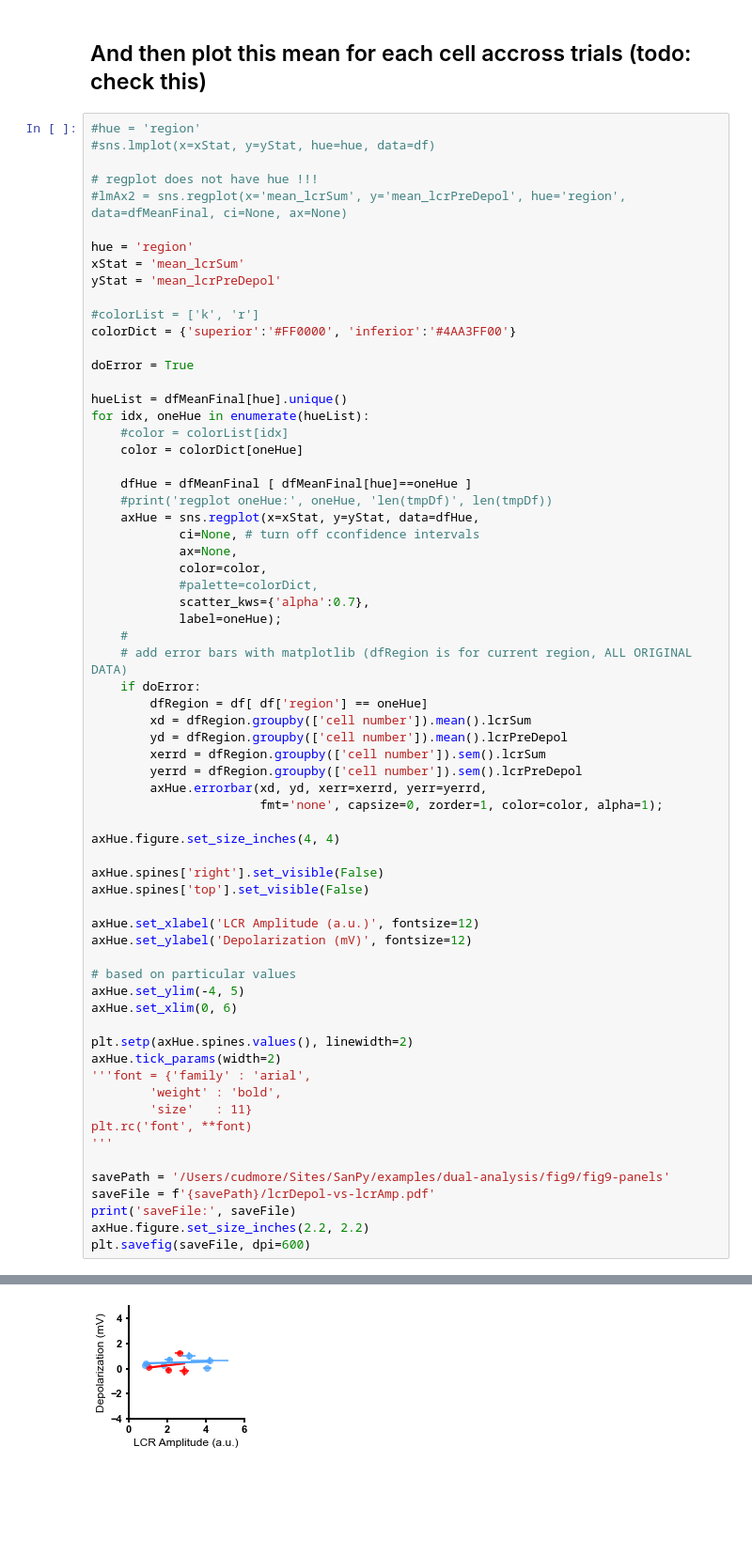
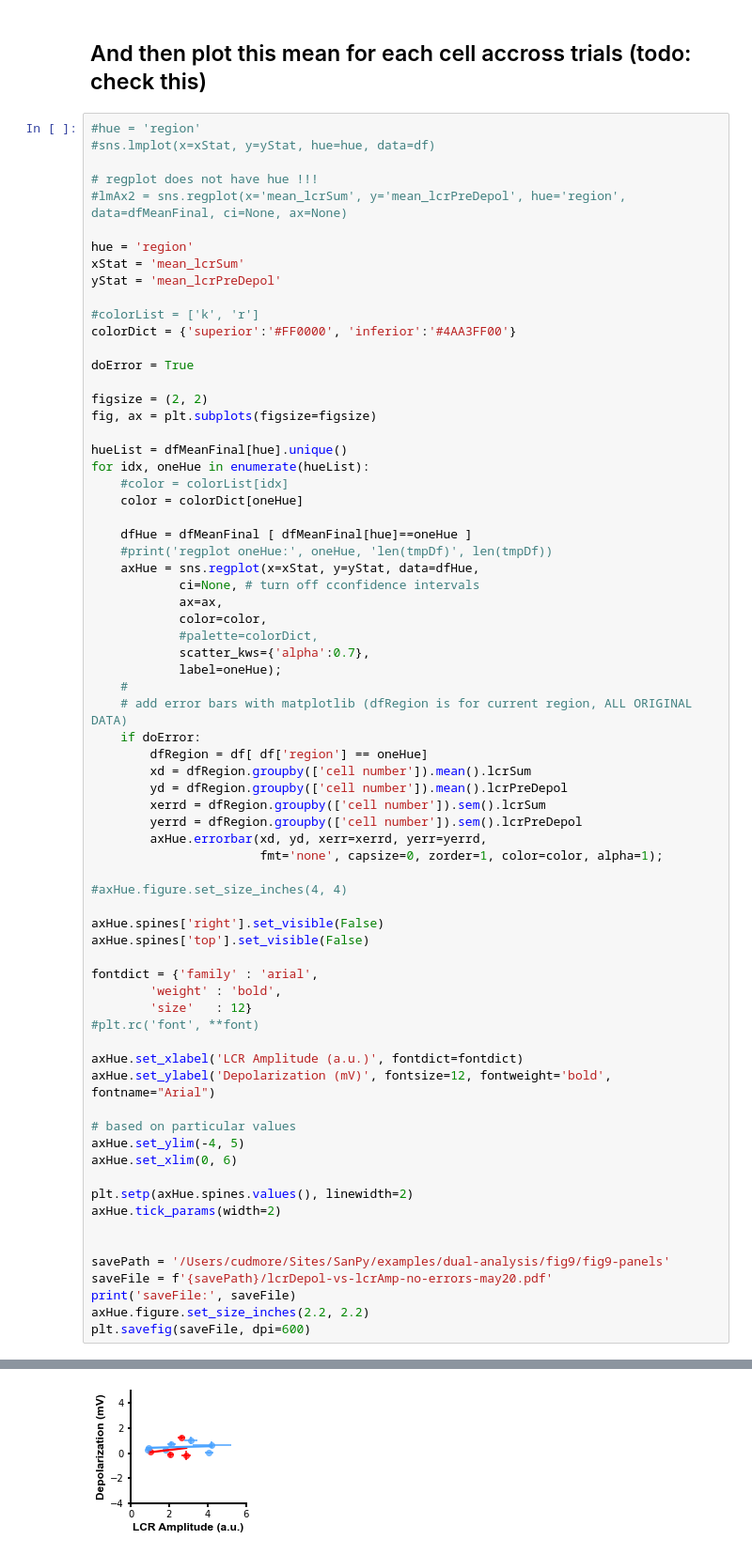
Before and after one commit to cudmore/SanPy, a Jupyter notebook: examples/dual-analysis/lcrPicker.ipynb, the cells around one changed output, grey strips where cells are left out. Shown at 94% size. Drawn from its saved outputs; the diff is of its cells as text; blank space fills up the shorter version.

```diff
--- a/examples/dual-analysis/lcrPicker.ipynb
+++ b/examples/dual-analysis/lcrPicker.ipynb
@@ -357,6 +357,9 @@ colorDict = {'superior':'#FF0000', 'inferior':'#4AA3FF00'}
 
 doError = True
 
+figsize = (2, 2)
+fig, ax = plt.subplots(figsize=figsize)
+
 hueList = dfMeanFinal[hue].unique()
 for idx, oneHue in enumerate(hueList):
     #color = colorList[idx]
@@ -366,7 +369,7 @@ for idx, oneHue in enumerate(hueList):
     #print('regplot oneHue:', oneHue, 'len(tmpDf)', len(tmpDf))
     axHue = sns.regplot(x=xStat, y=yStat, data=dfHue,
             ci=None, # turn off cconfidence intervals
-            ax=None,
+            ax=ax,
             color=color,
             #palette=colorDict,
             scatter_kws={'alpha':0.7},
@@ -382,13 +385,18 @@ for idx, oneHue in enumerate(hueList):
         axHue.errorbar(xd, yd, xerr=xerrd, yerr=yerrd,
                        fmt='none', capsize=0, zorder=1, color=color, alpha=1);
 
-axHue.figure.set_size_inches(4, 4)
+#axHue.figure.set_size_inches(4, 4)
 
 axHue.spines['right'].set_visible(False)
 axHue.spines['top'].set_visible(False)
 
-axHue.set_xlabel('LCR Amplitude (a.u.)', fontsize=12)
-axHue.set_ylabel('Depolarization (mV)', fontsize=12)
+fontdict = {'family' : 'arial',
+        'weight' : 'bold',
+        'size'   : 12}
+#plt.rc('font', **font)
+
+axHue.set_xlabel('LCR Amplitude (a.u.)', fontdict=fontdict)
+axHue.set_ylabel('Depolarization (mV)', fontsize=12, fontweight='bold', fontname="Arial")
 
 # based on particular values
 axHue.set_ylim(-4, 5)
@@ -396,14 +404,10 @@ axHue.set_xlim(0, 6)
 
 plt.setp(axHue.spines.values(), linewidth=2)
 axHue.tick_params(width=2)
-'''font = {'family' : 'arial',
-        'weight' : 'bold',
-        'size'   : 11}
-plt.rc('font', **font)
-'''
+
 
 savePath = '/Users/cudmore/Sites/SanPy/examples/dual-analysis/fig9/fig9-panels'
-saveFile = f'{savePath}/lcrDepol-vs-lcrAmp.pdf'
+saveFile = f'{savePath}/lcrDepol-vs-lcrAmp-no-errors-may20.pdf'
 print('saveFile:', saveFile)
 axHue.figure.set_size_inches(2.2, 2.2)
 plt.savefig(saveFile, dpi=600)
@@ -412 +416 @@ saveFile: /Users/cudmore/Sites/SanPy/examples/dual-analysis/fig9/fig9-panels/lcr
-[figure, old version]
+[figure, new version]
```
Also changed, not shown: parts of 1 cell of this notebook, 8 other files.
